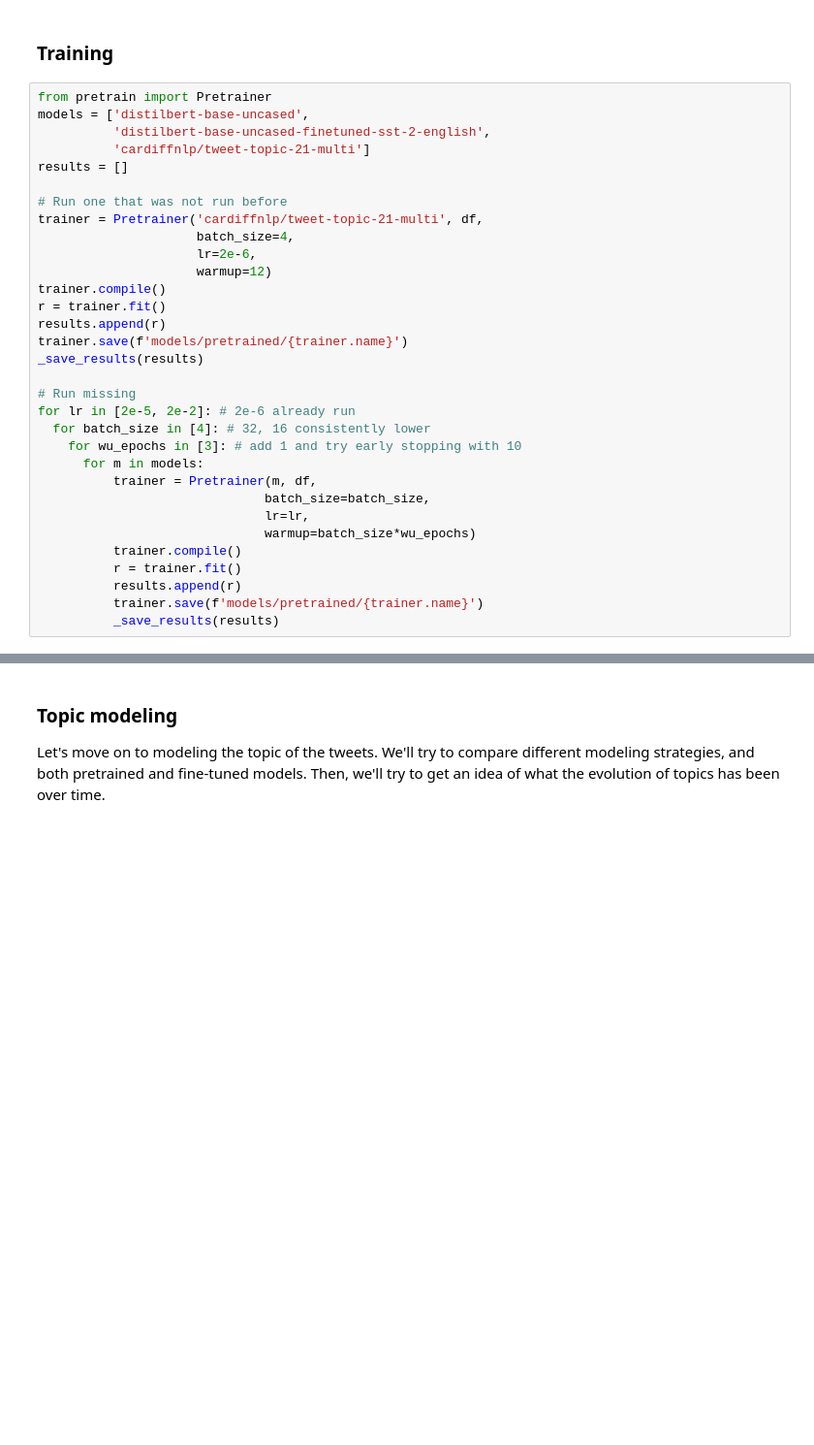
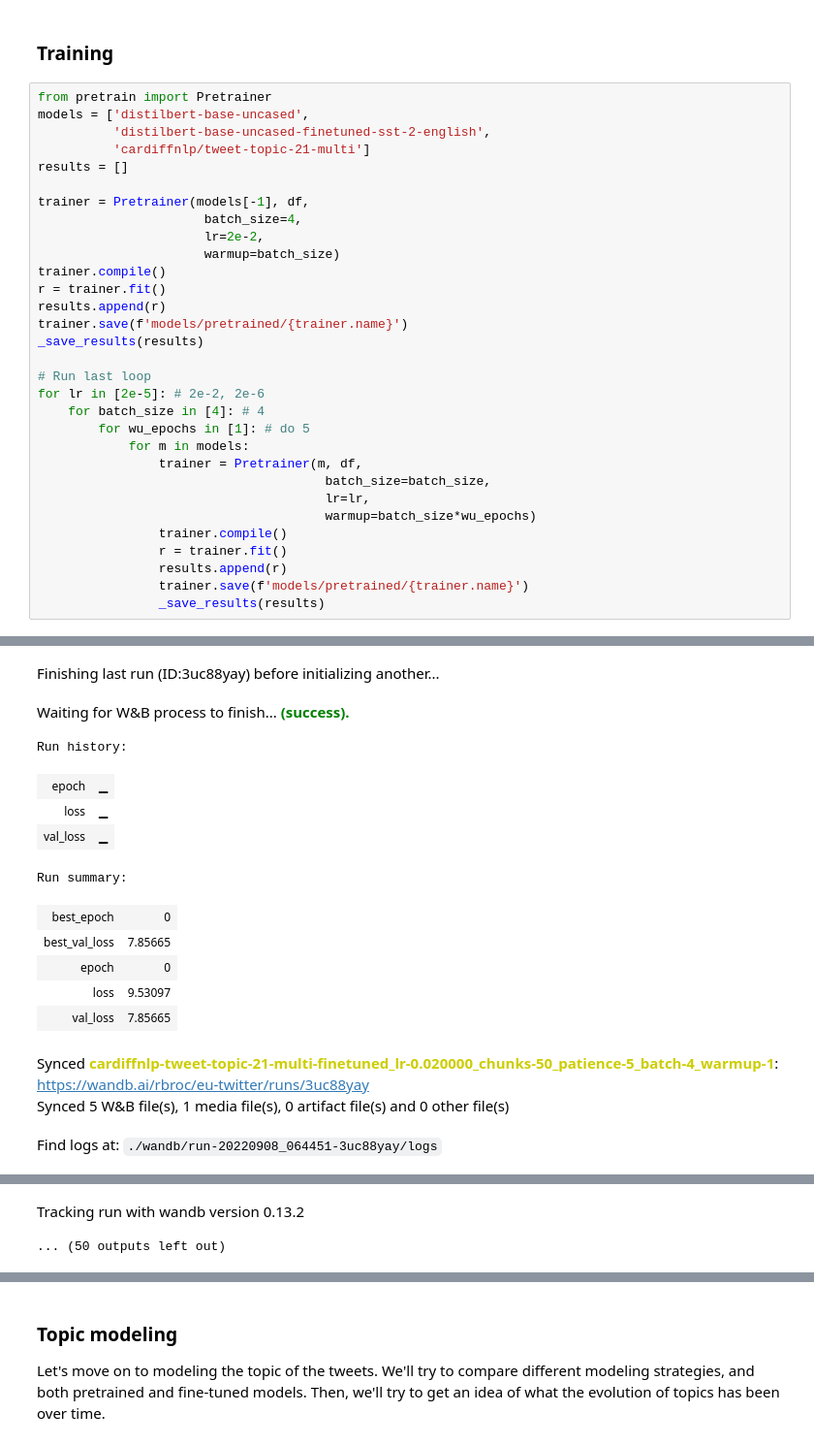
Before and after one commit to rbroc/eucomm-twitter, a Jupyter notebook: process_data.ipynb, the cells around one changed output, grey strips where cells are left out. Shown at 97% size. Saved outputs shown, nothing was run; the diff lists cells and outputs as text; blank space fills up the shorter version.

```diff
--- a/process_data.ipynb
+++ b/process_data.ipynb
@@ -144,28 +187,28 @@ models = ['distilbert-base-uncased',
           'cardiffnlp/tweet-topic-21-multi']
 results = []
 
-# Run one that was not run before
-trainer = Pretrainer('cardiffnlp/tweet-topic-21-multi', df,
-                     batch_size=4,
-                     lr=2e-6,
-                     warmup=12)
+trainer = Pretrainer(models[-1], df,
+                      batch_size=4,
+                      lr=2e-2,
+                      warmup=batch_size)
 trainer.compile()
 r = trainer.fit()
 results.append(r)
 trainer.save(f'models/pretrained/{trainer.name}')
 _save_results(results)
 
-# Run missing
-for lr in [2e-5, 2e-2]: # 2e-6 already run
-  for batch_size in [4]: # 32, 16 consistently lower
-    for wu_epochs in [3]: # add 1 and try early stopping with 10
-      for m in models:
-          trainer = Pretrainer(m, df,
-                              batch_size=batch_size,
-                              lr=lr,
-                              warmup=batch_size*wu_epochs)
-          trainer.compile()
-          r = trainer.fit()
-          results.append(r)
-          trainer.save(f'models/pretrained/{trainer.name}')
-          _save_results(results)
+# Run last loop
+for lr in [2e-5]: # 2e-2, 2e-6
+    for batch_size in [4]: # 4
+        for wu_epochs in [1]: # do 5
+            for m in models:
+                trainer = Pretrainer(m, df,
+                                      batch_size=batch_size,
+                                      lr=lr,
+                                      warmup=batch_size*wu_epochs)
+                trainer.compile()
+                r = trainer.fit()
+                results.append(r)
+                trainer.save(f'models/pretrained/{trainer.name}')
+                _save_results(results)
+# %% [output]
@@ -171,0 +221,15 @@ for lr in [2e-5, 2e-2]: # 2e-6 already run
+Finishing last run (ID:3uc88yay) before initializing another...
+Waiting for W&B process to finish... (success).
+Run history:
+| epoch | ▁ |
+| loss | ▁ |
+| val_loss | ▁ |
+Run summary:
+| best_epoch | 0 |
+| best_val_loss | 7.85665 |
+| epoch | 0 |
+| loss | 9.53097 |
+| val_loss | 7.85665 |
+Synced cardiffnlp-tweet-topic-21-multi-finetuned_lr-0.020000_chunks-50_patience-5_batch-4_warmup-1: https://wandb.ai/rbroc/eu-twitter/runs/3uc88yay
+Synced 5 W&B file(s), 1 media file(s), 0 artifact file(s) and 0 other file(s)
+Find logs at: ./wandb/run-20220908_064451-3uc88yay/logs
@@ -171,0 +237,2 @@ for lr in [2e-5, 2e-2]: # 2e-6 already run
+Tracking run with wandb version 0.13.2
+... (50 outputs left out)
```
Also changed, not shown: parts of 12 cells of this notebook, 2 other files.
